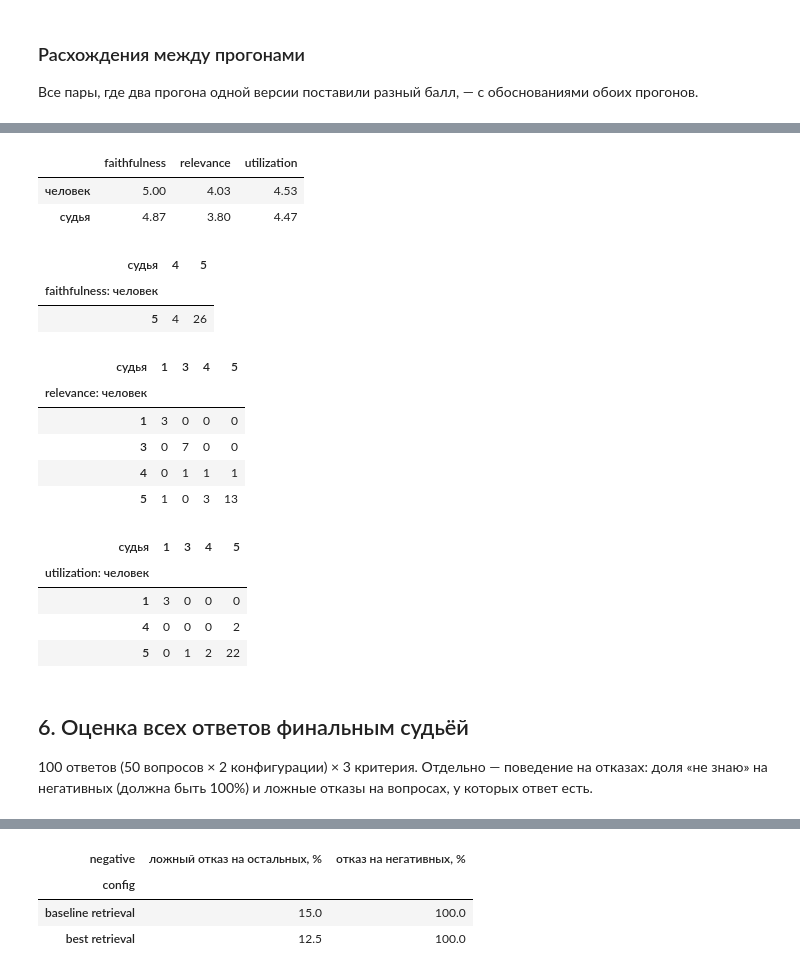
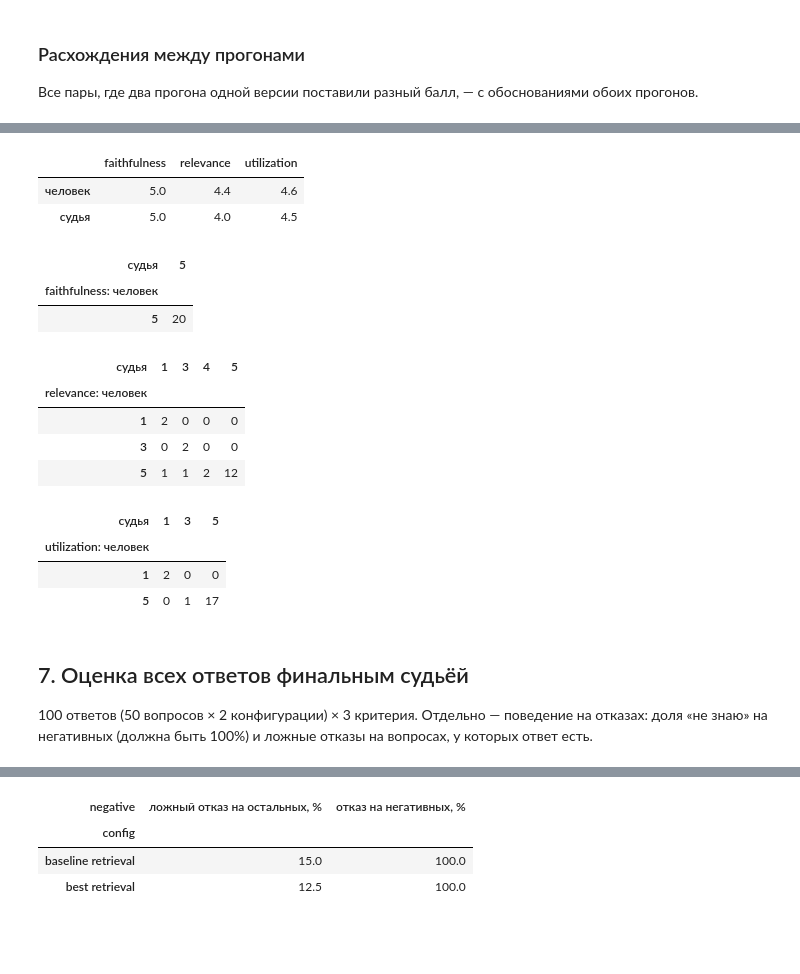
Before and after one commit to dftpnd/gigaschool-rag, a Jupyter notebook: notebooks/kt5_generation.ipynb, the cells around one changed output, grey strips where cells are left out. Drawn from its saved outputs; the diff is of its cells as text; code cells hidden in the pictures; blank space fills up the shorter version.

```diff
--- a/notebooks/kt5_generation.ipynb
+++ b/notebooks/kt5_generation.ipynb
@@ -148,9 +153,18 @@ answer_table = pd.DataFrame([{"config": name, "qid": qid, "qtype": by_qid[qid].q
 # %%
-ANNOTATION_SIZE = 30
-annotation_keys = random.Random(42).sample(sorted(answer_keys), ANNOTATION_SIZE)
-annotation_records = [{"id": f"{name}|{qid}", "question": gold_queries[qid],
-                       "passages": context_of((name, qid)), "answer": answers[(name, qid)]}
-                      for name, qid in annotation_keys]
+DEV_SIZE, HOLDOUT_SIZE = 30, 20
+annotation_keys = random.Random(42).sample(sorted(answer_keys), DEV_SIZE)
+holdout_keys = random.Random(42).sample(sorted(set(answer_keys) - set(annotation_keys)), HOLDOUT_SIZE)
+
+
+def annotation_record(key: tuple[str, str]) -> dict:
+    name, qid = key
+    return {"id": f"{name}|{qid}", "question": gold_queries[qid], "passages": context_of(key), "answer": answers[key]}
+
+
+annotation_records = [annotation_record(key) for key in annotation_keys]
+holdout_records = [annotation_record(key) for key in holdout_keys]
 annotation.write_sample(ROOT / "gold" / "kt5_annotation_sample.json", annotation_records)
-pd.Series([key[0] for key in annotation_keys]).value_counts().rename("ответов в выборке")
+annotation.write_sample(ROOT / "gold" / "kt5_annotation_holdout.json", holdout_records)
+pd.DataFrame({"dev": pd.Series([k[0] for k in annotation_keys]).value_counts(),
+              "holdout": pd.Series([k[0] for k in holdout_keys]).value_counts()}).rename_axis("ответов в выборке")
 # %% [output]
@@ -291,0 +373,12 @@ closeness_table.round(1)
+# %%
+holdout_cases = {key: (gold_queries[key[1]], context_of(key), answers[key]) for key in holdout_keys}
+holdout_verdicts = judge.judge_answers(chat, holdout_cases, JUDGE_VERSION)
+control_holdout = control_cases(holdout_keys, human_holdout)
+print("контроль holdout:", pd.Series([kind for _, kind in control_holdout]).value_counts().to_dict())
+holdout_table = pd.DataFrame({
+    "κ с человеком": {c: kappa(holdout_verdicts, human_holdout, c, holdout_keys) for c in judge.CRITERIA},
+    "точно, %": closeness(holdout_verdicts, human_holdout, holdout_keys, 0),
+    "±1, %": closeness(holdout_verdicts, human_holdout, holdout_keys, 1)})
+display(holdout_table.round(3))
+pd.Series(control_summary(control_holdout, control_scores(control_holdout, JUDGE_VERSION))).round(2).to_frame(
+    f"контроль достоверности, holdout, v{JUDGE_VERSION}")
@@ -292,31 +396,28 @@ closeness_table.round(1)
 # %%
-human_table = pd.DataFrame([human[f"{key[0]}|{key[1]}"] for key in annotation_keys])
-judge_table = pd.DataFrame([{c: runs[JUDGE_VERSION][0][(c, key)].score for c in judge.CRITERIA}
-                            for key in annotation_keys])
+human_table = pd.DataFrame([human_holdout[f"{key[0]}|{key[1]}"] for key in holdout_keys])
+judge_table = pd.DataFrame([{c: holdout_verdicts[(c, key)].score for c in judge.CRITERIA} for key in holdout_keys])
 display(pd.DataFrame({"человек": human_table.mean(), "судья": judge_table.mean()}).T.round(2))
-for criterion in judge.CRITERIA:  # матрица «человек × судья»: где именно расходятся
+for criterion in judge.CRITERIA:  # матрица «человек × судья» на holdout: где именно расходятся
     display(pd.crosstab(human_table[criterion], judge_table[criterion], rownames=[f"{criterion}: человек"],
                         colnames=["судья"]))
 # %% [output]
 |  | faithfulness | relevance | utilization |
-| человек | 5.00 | 4.03 | 4.53 |
-| судья | 4.87 | 3.80 | 4.47 |
+| человек | 5.0 | 4.4 | 4.6 |
+| судья | 5.0 | 4.0 | 4.5 |
-| судья | 4 | 5 |
-| faithfulness: человек |  |  |
-| 5 | 4 | 26 |
+| судья | 5 |
+| faithfulness: человек |  |
+| 5 | 20 |
 | судья | 1 | 3 | 4 | 5 |
 | relevance: человек |  |  |  |  |
-| 1 | 3 | 0 | 0 | 0 |
-| 3 | 0 | 7 | 0 | 0 |
-| 4 | 0 | 1 | 1 | 1 |
-| 5 | 1 | 0 | 3 | 13 |
+| 1 | 2 | 0 | 0 | 0 |
+| 3 | 0 | 2 | 0 | 0 |
+| 5 | 1 | 1 | 2 | 12 |
-| судья | 1 | 3 | 4 | 5 |
-| utilization: человек |  |  |  |  |
-| 1 | 3 | 0 | 0 | 0 |
-| 4 | 0 | 0 | 0 | 2 |
-| 5 | 0 | 1 | 2 | 22 |
+| судья | 1 | 3 | 5 |
+| utilization: человек |  |  |  |
+| 1 | 2 | 0 | 0 |
+| 5 | 0 | 1 | 17 |
 # %% [markdown]
-## 6. Оценка всех ответов финальным судьёй
+## 7. Оценка всех ответов финальным судьёй
 
 100 ответов (50 вопросов × 2 конфигурации) × 3 критерия. Отдельно — поведение на отказах: доля «не знаю»
 на негативных (должна быть 100%) и ложные отказы на вопросах, у которых ответ есть.
```
Also changed, not shown: parts of 18 cells of this notebook, 4 other files.
